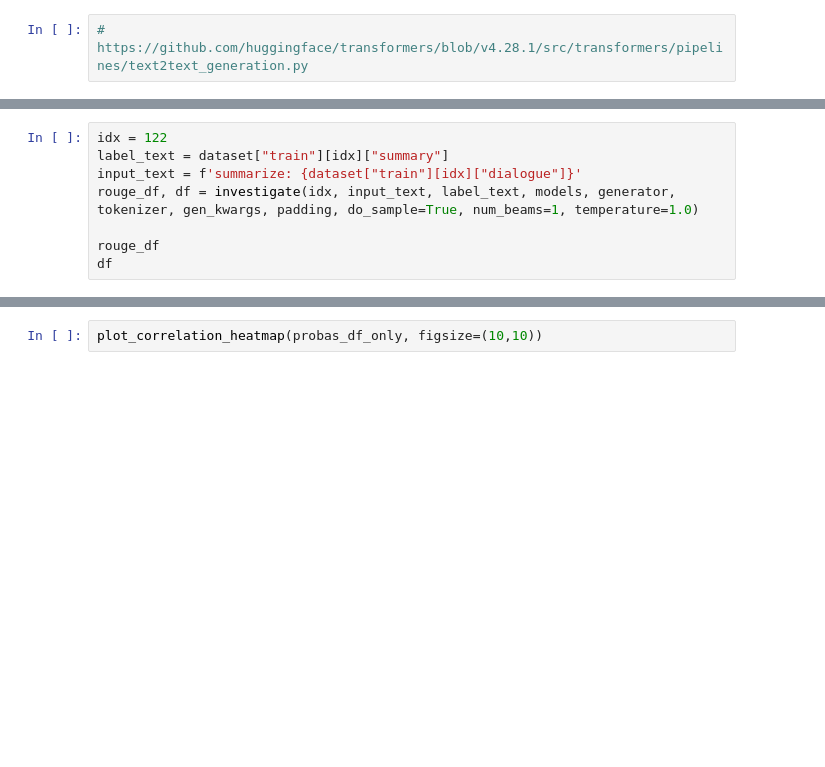
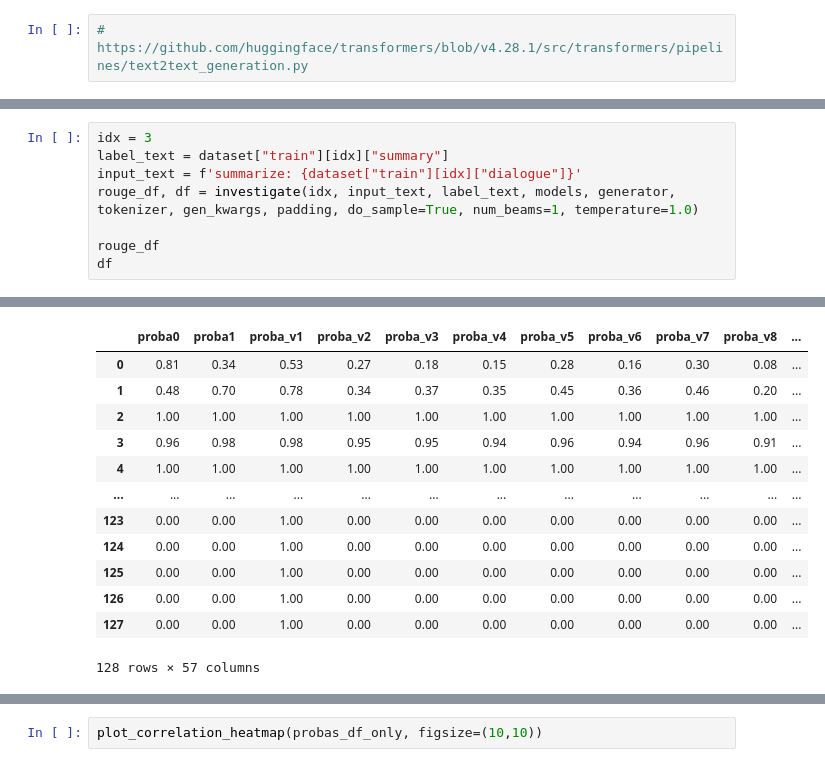
Before and after one commit to faizanahemad/prevent-memorisation, a Jupyter notebook: Investigate-Copy1.ipynb, the cells around one changed output, grey strips where cells are left out. Cells and saved outputs as stored; diff of their text form; blank space fills up the shorter version.

```diff
--- a/Investigate-Copy1.ipynb
+++ b/Investigate-Copy1.ipynb
@@ -275,9 +302,10 @@ def investigate(idx, input_text, label_text, models, generator, tokenizer, gen_k
     return rouge_df, df
 # %%
-idx = 122
+idx = 3
 label_text = dataset["train"][idx]["summary"]
 input_text = f'summarize: {dataset["train"][idx]["dialogue"]}'
 rouge_df, df = investigate(idx, input_text, label_text, models, generator, tokenizer, gen_kwargs, padding, do_sample=True, num_beams=1, temperature=1.0)
 
 rouge_df
 df
+# %% [output]
@@ -283,0 +327,13 @@ df
+|  | proba0 | proba1 | proba_v1 | proba_v2 | proba_v3 | proba_v4 | proba_v5 | proba_v6 | proba_v7 | proba_v8 | ... |
+| 0 | 0.81 | 0.34 | 0.53 | 0.27 | 0.18 | 0.15 | 0.28 | 0.16 | 0.30 | 0.08 | ... |
+| 1 | 0.48 | 0.70 | 0.78 | 0.34 | 0.37 | 0.35 | 0.45 | 0.36 | 0.46 | 0.20 | ... |
+| 2 | 1.00 | 1.00 | 1.00 | 1.00 | 1.00 | 1.00 | 1.00 | 1.00 | 1.00 | 1.00 | ... |
+| 3 | 0.96 | 0.98 | 0.98 | 0.95 | 0.95 | 0.94 | 0.96 | 0.94 | 0.96 | 0.91 | ... |
+| 4 | 1.00 | 1.00 | 1.00 | 1.00 | 1.00 | 1.00 | 1.00 | 1.00 | 1.00 | 1.00 | ... |
+| ... | ... | ... | ... | ... | ... | ... | ... | ... | ... | ... | ... |
+| 123 | 0.00 | 0.00 | 1.00 | 0.00 | 0.00 | 0.00 | 0.00 | 0.00 | 0.00 | 0.00 | ... |
+| 124 | 0.00 | 0.00 | 1.00 | 0.00 | 0.00 | 0.00 | 0.00 | 0.00 | 0.00 | 0.00 | ... |
+| 125 | 0.00 | 0.00 | 1.00 | 0.00 | 0.00 | 0.00 | 0.00 | 0.00 | 0.00 | 0.00 | ... |
+| 126 | 0.00 | 0.00 | 1.00 | 0.00 | 0.00 | 0.00 | 0.00 | 0.00 | 0.00 | 0.00 | ... |
+| 127 | 0.00 | 0.00 | 1.00 | 0.00 | 0.00 | 0.00 | 0.00 | 0.00 | 0.00 | 0.00 | ... |
+128 rows × 57 columns
```
Also changed, not shown: parts of 13 cells of this notebook, 6 other files.
